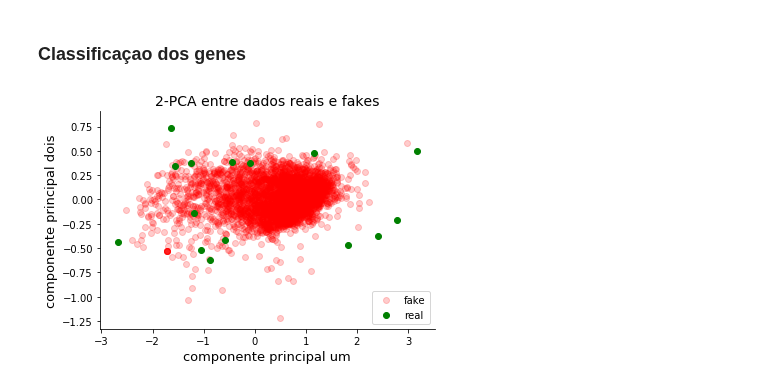
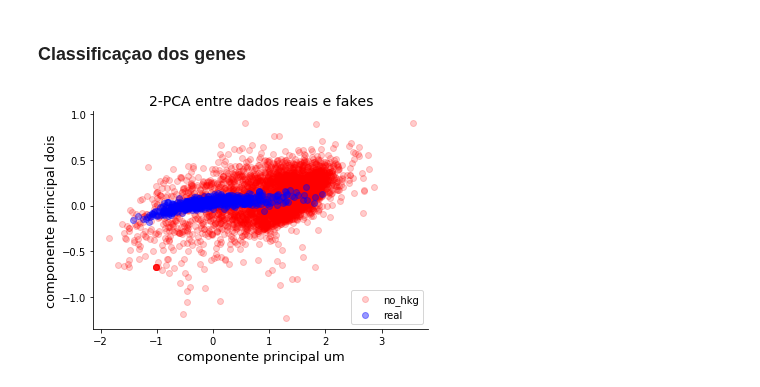
Before and after one commit to ejrueda/MasterUFPA, a Jupyter notebook: Proyectos/BioInformática/Gerando genes housekeeping.ipynb, the cells around one changed output. Cells and saved outputs as stored; diff of their text form; code cells hidden in the pictures.

```diff
--- a/Proyectos/BioInformática/Gerando genes housekeeping.ipynb
+++ b/Proyectos/BioInformática/Gerando genes housekeeping.ipynb
@@ -57,0 +91,3 @@ https://pandas.pydata.org/pandas-docs/stable/user_guide/indexing.html#deprecate-
+# %%
+datos = ((datos - min_train)/(max_train - min_train))*(max_val - min_val) + min_val
+datos
@@ -68,3 +119,17 @@ plt.ylabel("componente principal dois", fontsize=13)
 plt.scatter(X_train_pca[:,0], X_train_pca[:,1], color="green");
 # %% [output]
 [figure]
+# %%
+pca_real = PCA(n_components=2)
+X_train_pca = pca_real.fit_transform(X_train)
+datos_pca = pca_real.transform(datos)
+fig = plt.figure()
+ax = fig.add_subplot()
+ax.spines['top'].set_visible(False)
+ax.spines['right'].set_visible(False)
+plt.title("PCA = 2", fontsize=14)
+plt.xlabel("componente principal um", fontsize=13)
+plt.ylabel("componente principal dois", fontsize=13)
+plt.scatter(datos_pca[:,0], datos_pca[:,1], alpha=.2, color="red", label="no hkg")
+plt.scatter(X_train_pca[:,0], X_train_pca[:,1], color="green", label="hkg")
+plt.legend();
@@ -83,9 +150,9 @@ class Generator():
         Retorna el modelo Generador
         """
         model = Sequential()
-        model.add(Dense(64, input_shape=(self.noise_input,)))
-        model.add(Dense(64))
-        model.add(Dense(64))
+        model.add(Dense(250, input_shape=(self.noise_input,)))
+        model.add(Dense(250))
+        model.add(Dense(250))
         model.add(Dense(np.prod(self.out_dim), activation="tanh"))
         model.add(Reshape(self.out_dim))
         return model
@@ -261,14 +324,16 @@ def train(X_train, epochs, batch_size, G, D, gan, noise_input):
                    % (epoch+1, epochs, d_loss[-1], g_loss[-1], t))
     return g_loss, d_loss
 # %%
-noise_input = 100
+noise_input = 7
 #Gerador
-optimizerG = Adam(lr=0.0001, beta_1=0.5)
+#optimizerG = Adam(lr=0.0001, beta_1=0.4)
+optimizerG = SGD(lr=0.0001, momentum=0.9, decay=0.0001/1200)
 obj_G = Generator(noise_input, (X_train.shape[1],), optimizerG)
 print("Dimension del ruido de entrada: ",noise_input)
 G = obj_G.compileG()
 # Discriminador
-optimizerD = Adam(lr=0.0004, beta_1=0.5)
+#optimizerD = Adam(lr=0.002, beta_1=0.9)
+optimizerD = SGD(lr=0.01, momentum=0.9, decay=0.01/1200)
 objD = Discriminator((X_train.shape[1],), optimizerD)
 D = objD.compileD()
 
@@ -441,18 +514,18 @@ no_hkg
 # %%
 fig3 = plt.figure()
 ax3 = fig3.add_subplot()
 ax3.spines["top"].set_visible(False)
 ax3.spines["right"].set_visible(False)
 no_hkg_pca = pca_real.transform(no_hkg)
 plt.title("2-PCA entre dados reais e fakes", fontsize=14)
 plt.xlabel("componente principal um", fontsize=13)
 plt.ylabel("componente principal dois", fontsize=13)
-plt.scatter(no_hkg_pca[:,0], no_hkg_pca[:,1], color="red", label="fake", alpha=0.2)
-#plt.scatter(X_fake_pca[:,0], X_fake_pca[:,1], color="blue", label="real", alpha=.4)
-plt.scatter(X_train_pca[:,0], X_train_pca[:,1], color="green", label="real", alpha=1)
+plt.scatter(no_hkg_pca[:,0], no_hkg_pca[:,1], color="red", label="no_hkg", alpha=0.2)
+plt.scatter(X_fake_pca[:,0], X_fake_pca[:,1], color="blue", label="real", alpha=.4)
+#plt.scatter(X_train_pca[:,0], X_train_pca[:,1], color="green", label="hkg", alpha=1)
 plt.legend(loc="lower right");
 # %% [output]
-[figure, old version]
+[figure, new version]
 # %%
 X_train
 # %% [output]
```
Also changed, not shown: parts of 25 cells of this notebook, 4 other files.
